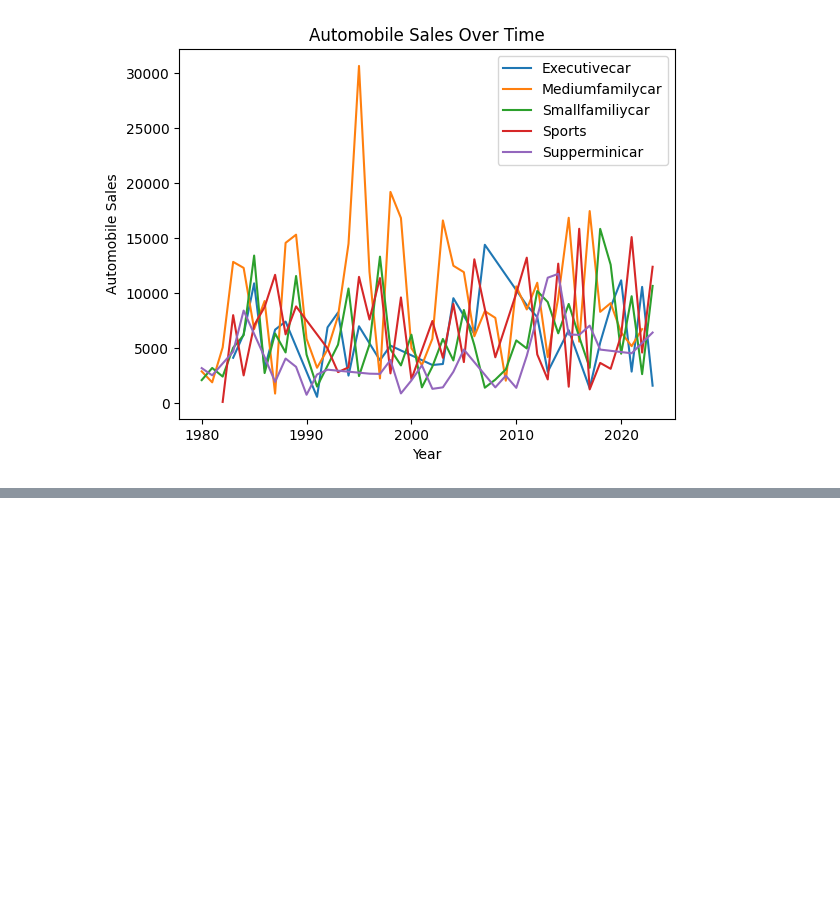
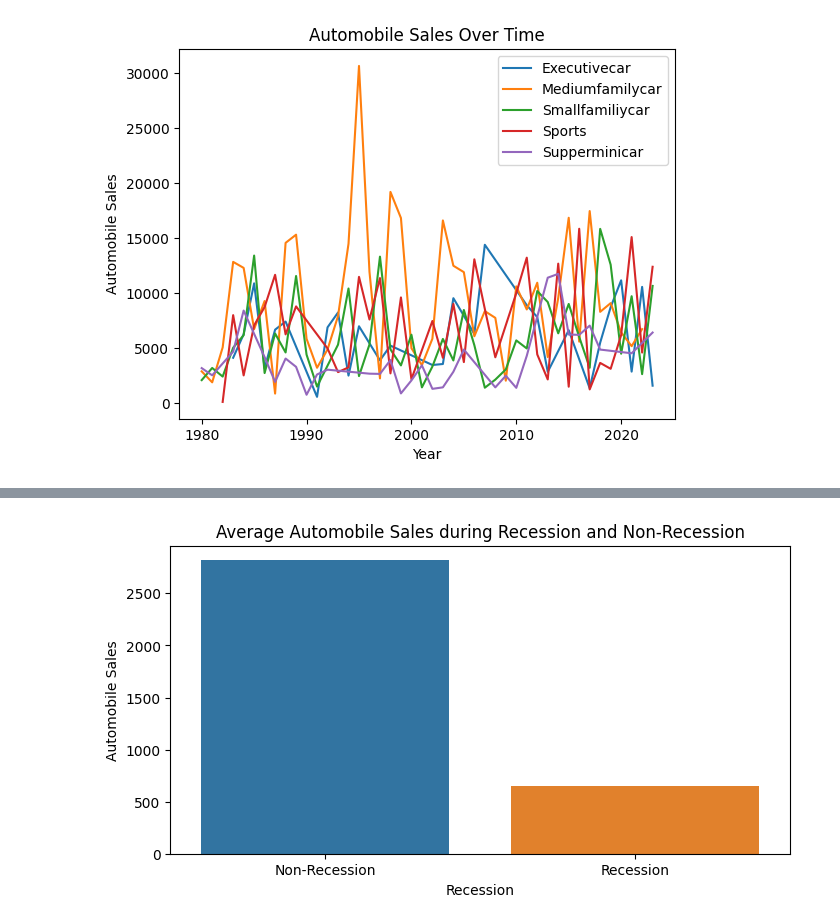
Before and after one commit to LucasTBandeira/AutomobileSalesAnalysis, a Jupyter notebook: RecessionVisualization.ipynb, the cells around one changed output, grey strips where cells are left out. Saved outputs shown, nothing was run; the diff lists cells and outputs as text; code cells hidden in the pictures; blank space fills up the shorter version.

Commit message:
Comparing sales during recession and non-recession

```diff
--- a/RecessionVisualization.ipynb
+++ b/RecessionVisualization.ipynb
@@ -112,0 +120,12 @@ plt.show()
+# %%
+df_bar = sales_df.groupby('Recession')['Automobile_Sales'].mean().reset_index()
+plt.figure(figsize=(8, 4))
+sns.barplot(x='Recession', y='Automobile_Sales', data=df_bar)
+
+plt.xlabel('Recession')
+plt.ylabel('Automobile Sales')
+plt.title('Average Automobile Sales during Recession and Non-Recession')
+plt.xticks(ticks=[0, 1], labels=['Non-Recession', 'Recession'])
+plt.show()
+# %% [output]
+[figure, added]
```
Also changed, not shown: parts of 2 cells of this notebook.
